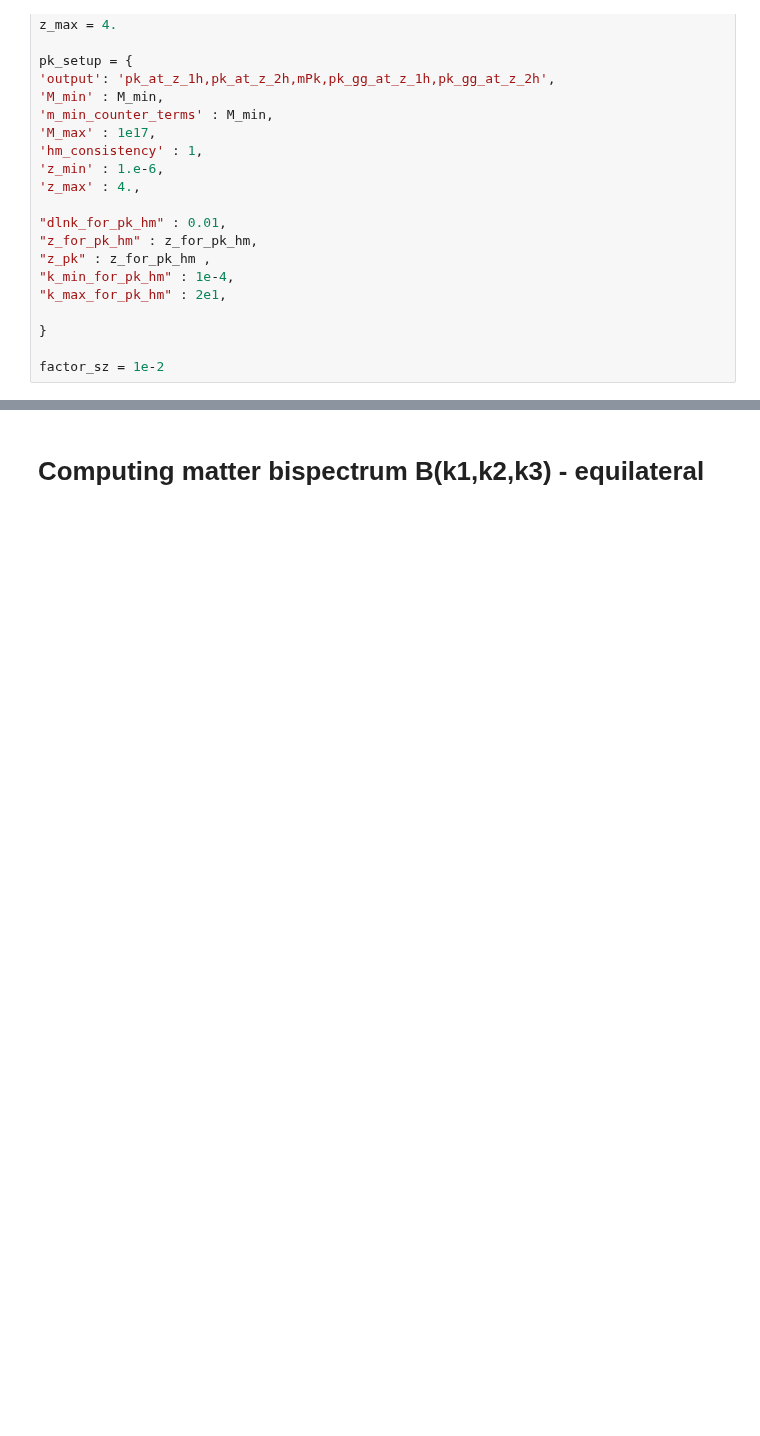
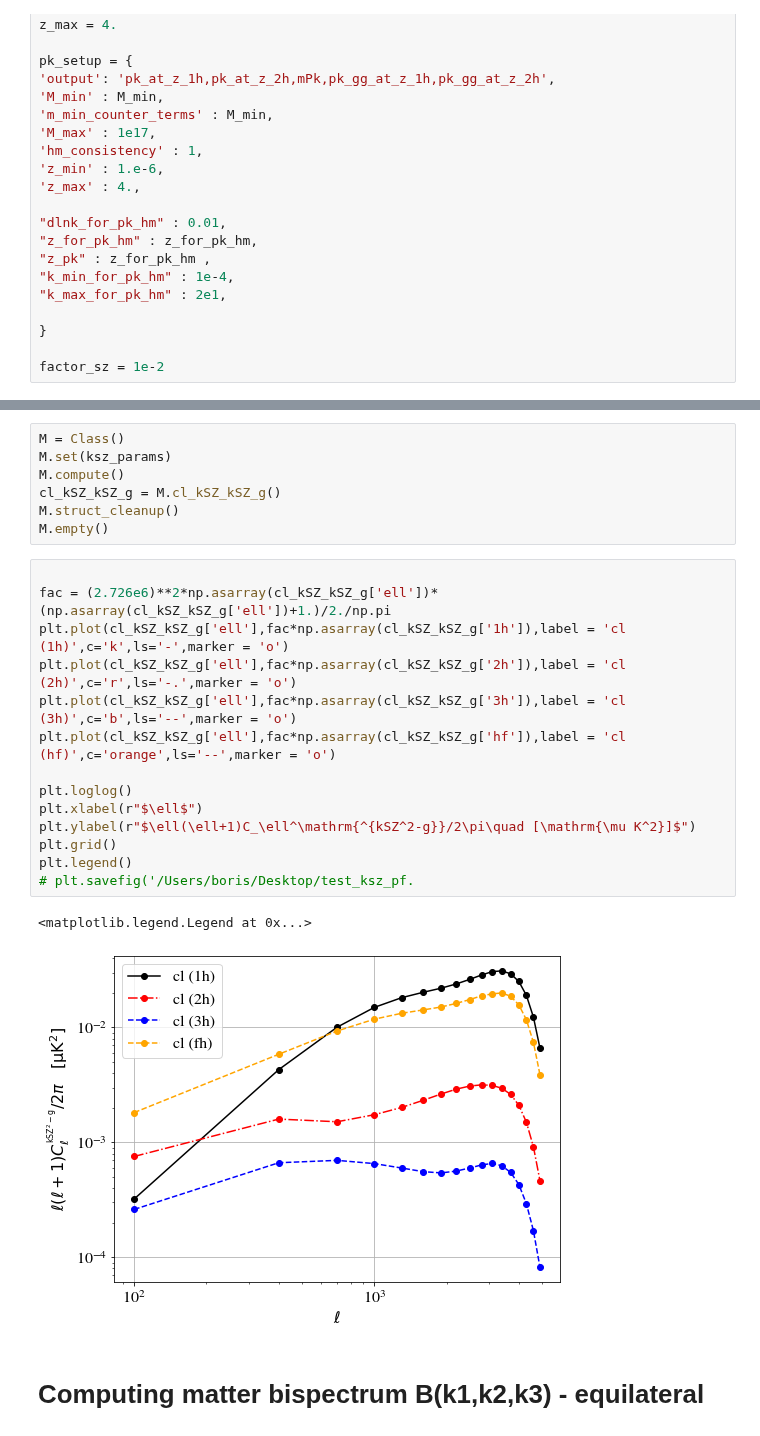
Before and after one commit to CLASS-SZ/class_sz, a Jupyter notebook: notebooks/class_sz_kSZ2X.ipynb, the cells around one changed output, grey strips where cells are left out. Cells and saved outputs as stored; diff of their text form; blank space fills up the shorter version.

```diff
--- a/notebooks/class_sz_kSZ2X.ipynb
+++ b/notebooks/class_sz_kSZ2X.ipynb
@@ -119,3 +219,27 @@ factor_sz = 1e-2
+# %%
+M = Class()
+M.set(ksz_params)
+M.compute()
+cl_kSZ_kSZ_g = M.cl_kSZ_kSZ_g()
+M.struct_cleanup()
+M.empty()
+# %%
+
+fac = (2.726e6)**2*np.asarray(cl_kSZ_kSZ_g['ell'])*(np.asarray(cl_kSZ_kSZ_g['ell'])+1.)/2./np.pi
+plt.plot(cl_kSZ_kSZ_g['ell'],fac*np.asarray(cl_kSZ_kSZ_g['1h']),label = 'cl (1h)',c='k',ls='-',marker = 'o')
+plt.plot(cl_kSZ_kSZ_g['ell'],fac*np.asarray(cl_kSZ_kSZ_g['2h']),label = 'cl (2h)',c='r',ls='-.',marker = 'o')
+plt.plot(cl_kSZ_kSZ_g['ell'],fac*np.asarray(cl_kSZ_kSZ_g['3h']),label = 'cl (3h)',c='b',ls='--',marker = 'o')
+plt.plot(cl_kSZ_kSZ_g['ell'],fac*np.asarray(cl_kSZ_kSZ_g['hf']),label = 'cl (hf)',c='orange',ls='--',marker = 'o')
+
+plt.loglog()
+plt.xlabel(r"$\ell$")
+plt.ylabel(r"$\ell(\ell+1)C_\ell^\mathrm{^{kSZ^2-g}}/2\pi\quad [\mathrm{\mu K^2}]$")
+plt.grid()
+plt.legend()
+# plt.savefig('/Users/boris/Desktop/test_ksz_pf.
+# %% [output]
+<matplotlib.legend.Legend at 0x...>
+[figure, added]
 # %% [markdown]
 # Computing  matter bispectrum B(k1,k2,k3) - equilateral
 # %%
```
Also changed, not shown: parts of 2 cells of this notebook, 2 other files.
